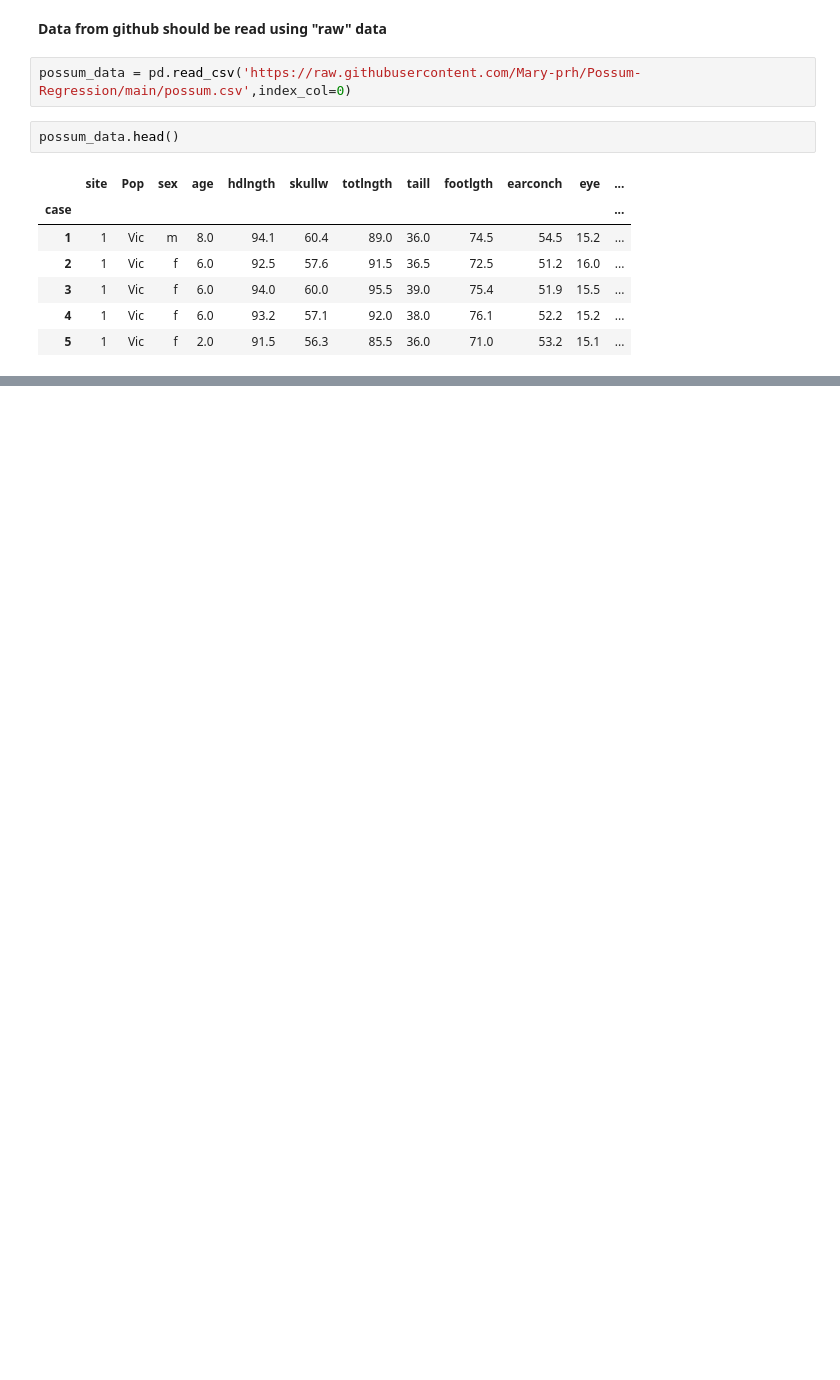
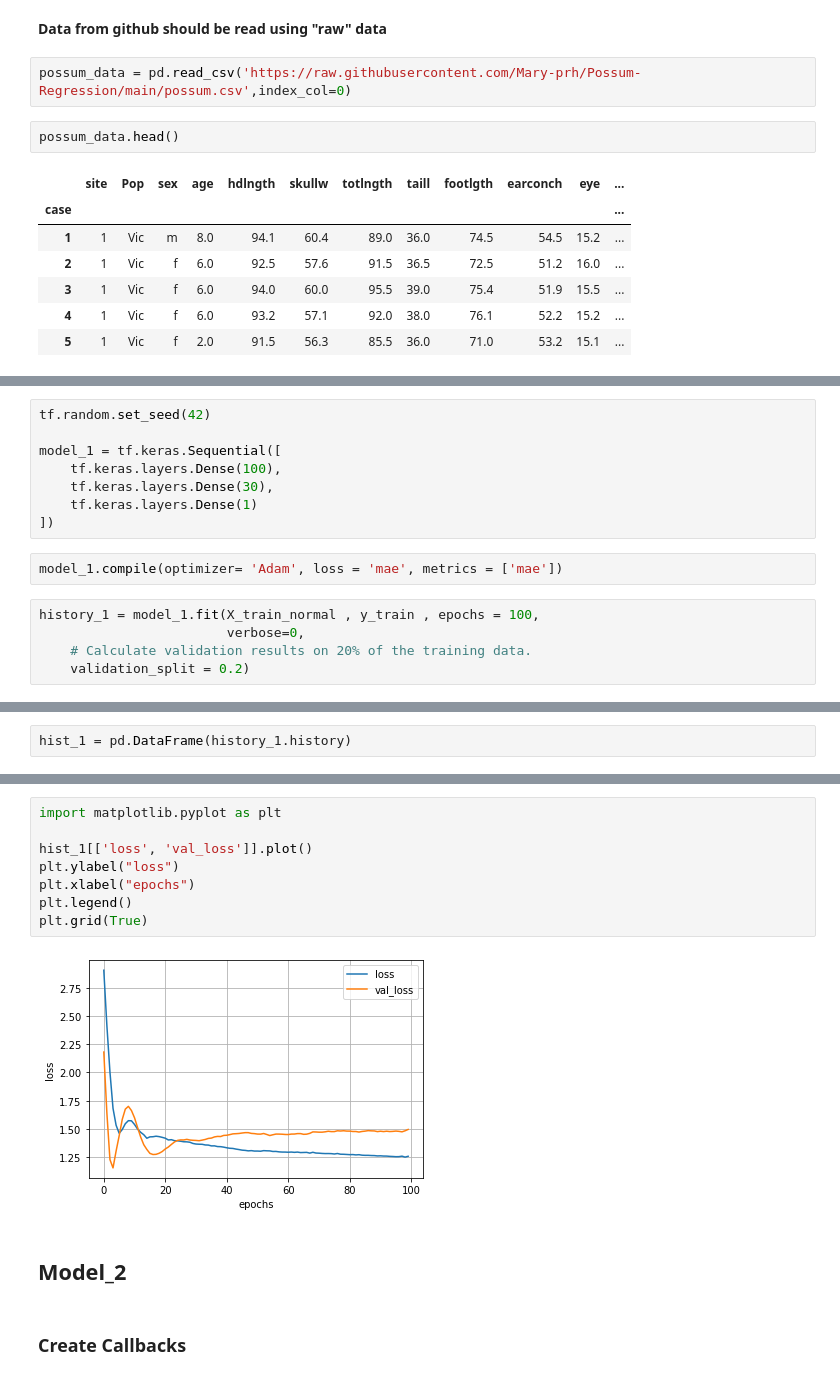
Before and after one commit to Mary-prh/Possum-Regression, a Jupyter notebook: Regression.ipynb, the cells around one changed output, grey strips where cells are left out. Cells and saved outputs as stored; diff of their text form; blank space fills up the shorter version.

```diff
--- a/Regression.ipynb
+++ b/Regression.ipynb
@@ -27,0 +176,15 @@ possum_data.head()
+# %%
+tf.random.set_seed(42)
+
+model_1 = tf.keras.Sequential([
+    tf.keras.layers.Dense(100),
+    tf.keras.layers.Dense(30),
+    tf.keras.layers.Dense(1)
+])
+# %%
+model_1.compile(optimizer= 'Adam', loss = 'mae', metrics = ['mae'])
+# %%
+history_1 = model_1.fit(X_train_normal , y_train , epochs = 100,
+                        verbose=0,
+    # Calculate validation results on 20% of the training data.
+    validation_split = 0.2)
@@ -27,0 +234,2 @@ possum_data.head()
+# %%
+hist_1 = pd.DataFrame(history_1.history)
@@ -27,0 +245,14 @@ possum_data.head()
+# %%
+import matplotlib.pyplot as plt
+
+hist_1[['loss', 'val_loss']].plot()
+plt.ylabel("loss")
+plt.xlabel("epochs")
+plt.legend()
+plt.grid(True)
+# %% [output]
+[figure, added]
+# %% [markdown]
+## **Model_2**
+# %% [markdown]
+### **Create Callbacks**
```
Also changed, not shown: parts of 81 cells of this notebook.
